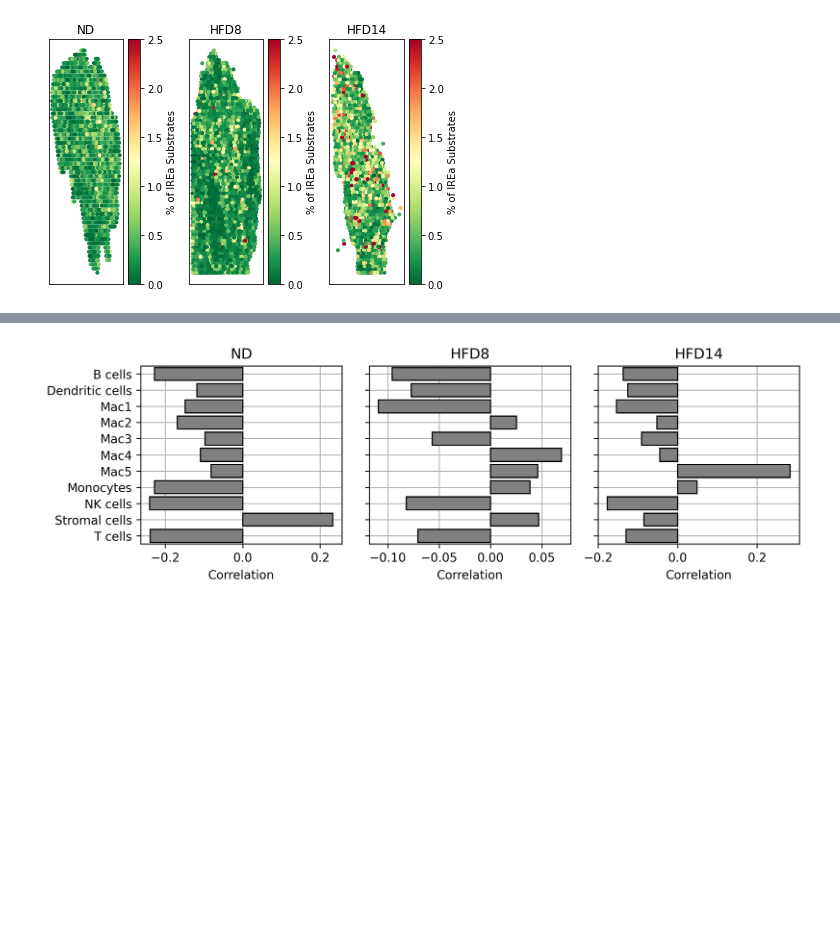
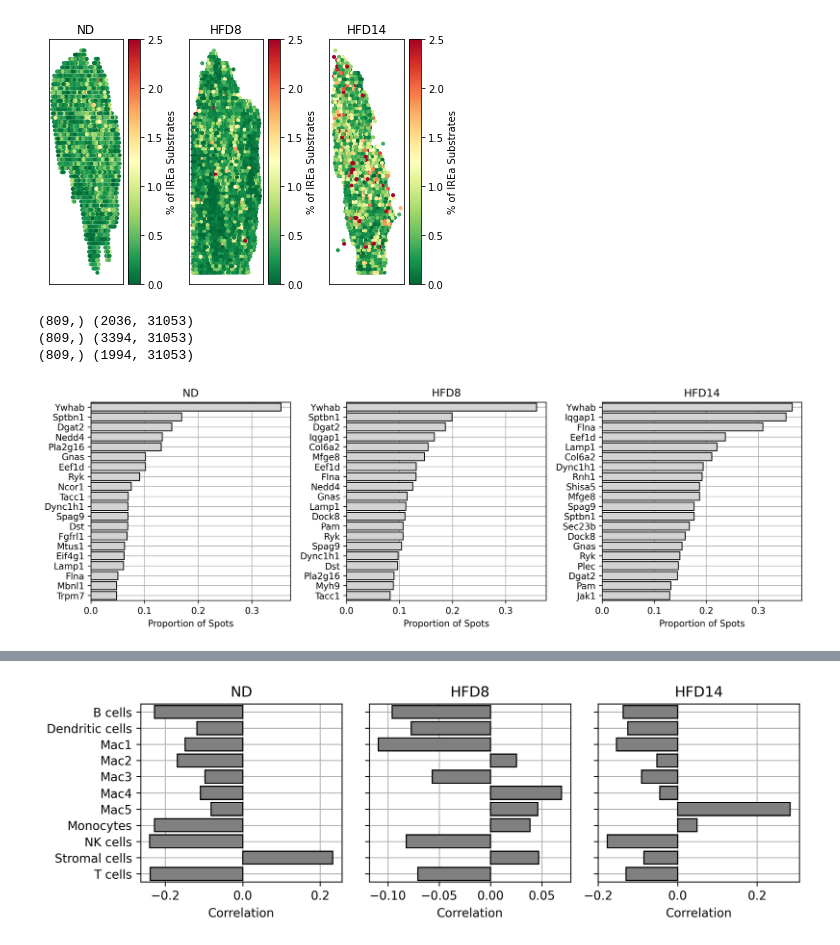
Before and after one commit to CooperStansbury/spatial_transcriptomics, a Jupyter notebook: clustering/ERstress.ipynb, the cells around one changed output, grey strips where cells are left out. Drawn from its saved outputs; the diff is of its cells as text; code cells hidden in the pictures; blank space fills up the shorter version.

```diff
--- a/clustering/ERstress.ipynb
+++ b/clustering/ERstress.ipynb
@@ -261,3 +275,58 @@ for i, key in enumerate(keys):
 plt.tight_layout()
 # %% [output]
 [figure]
+# %%
+""" plot to most common IRE1 substrates in SPT """
+
+keys = ['ND', 'HFD8', 'HFD14']
+
+top = 20
+
+plt.rcParams['figure.dpi'] = 300
+plt.rcParams['figure.figsize'] = 12, 4
+plt.rcParams['figure.facecolor'] = "w"
+
+
+fig, axs = plt.subplots(1, 3)
+axs = axs.ravel()
+cmap = 'RdYlGn_r'
+
+percExp = {}
+
+for i, key in enumerate(keys):
+    kdf = df[df['key'] == key]
+    sdf = spt[key]
+
+    X = sdf[ire].astype(bool)
+    colsums = X.sum(axis=0)
+    print(colsums.shape, sdf.shape)
+
+    ef = pd.DataFrame({'Gene' : list(colsums.index),
+                       'nSpots' : list(colsums)})
+
+    ef['Gene'] = ef['Gene'].apply(lambda x: x.lower().capitalize())
+
+    ef['Proportion'] = ef['nSpots'] / sdf.shape[0]
+    ef = ef.sort_values(by='Proportion', ascending=False)
+
+    percExp[key] = ef
+
+    sns.barplot(data=ef.head(top),
+                x='Proportion',
+                y='Gene',
+                color='lightgrey',
+                edgecolor='k',
+                zorder=2,
+                ax=axs[i])
+
+    axs[i].set_ylabel("")
+    axs[i].set_xlabel("Proportion of Spots")
+    axs[i].set_title(key)
+    axs[i].grid(True, zorder=1)
+
+plt.tight_layout()
+# %% [output]
+(809,) (2036, 31053)
+(809,) (3394, 31053)
+(809,) (1994, 31053)
+[figure, added]
```
Also changed, not shown: parts of 28 cells of this notebook, 3 other files.
